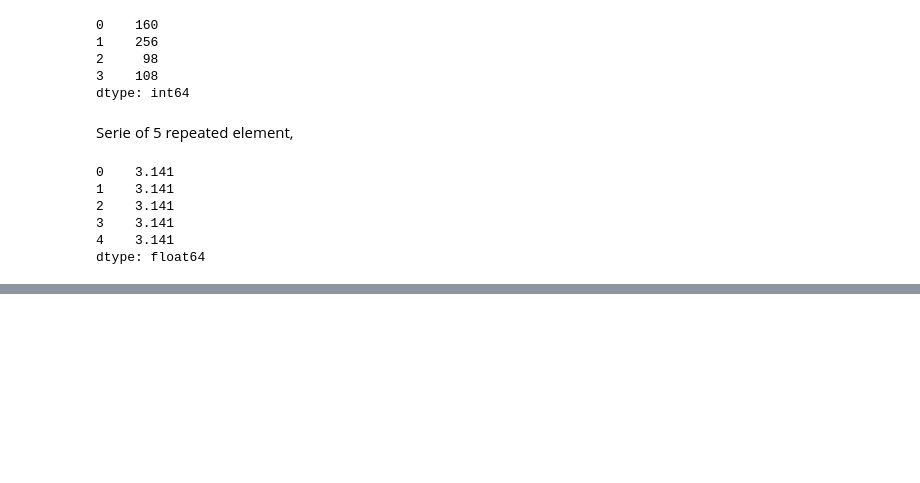
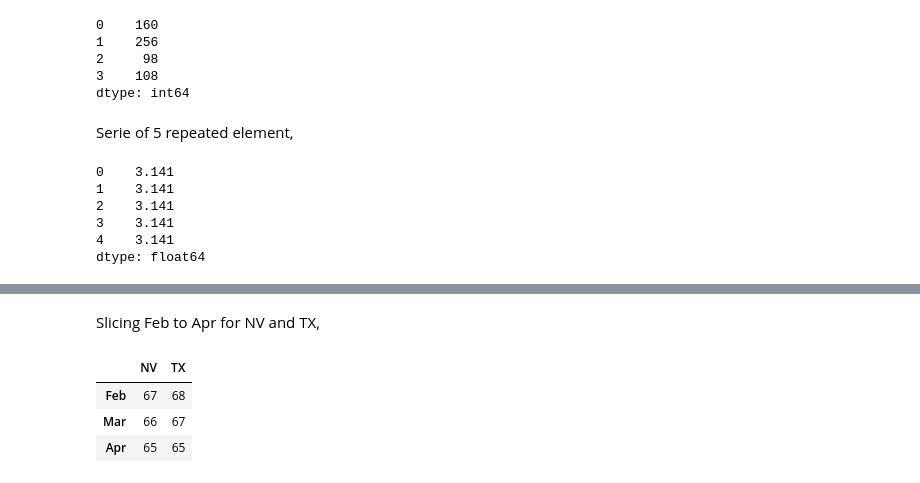
Before and after one commit to alej0ai/python_course, a Jupyter notebook: 6 - Arrays with NumPy.ipynb, the cells around one changed output, grey strips where cells are left out. Drawn from its saved outputs; the diff is of its cells as text; code cells hidden in the pictures; blank space fills up the shorter version.

```diff
--- a/6 - Arrays with NumPy.ipynb
+++ b/6 - Arrays with NumPy.ipynb
@@ -394,0 +557,9 @@ dtype: float64
+# %% [markdown]
+Slicing Feb to Apr for NV and TX,
+# %%
+datafr1.loc['Feb':'Apr',['NV','TX']]
+# %% [output]
+|  | NV | TX |
+| Feb | 67 | 68 |
+| Mar | 66 | 67 |
+| Apr | 65 | 65 |
```
Also changed, not shown: parts of 32 cells of this notebook.
